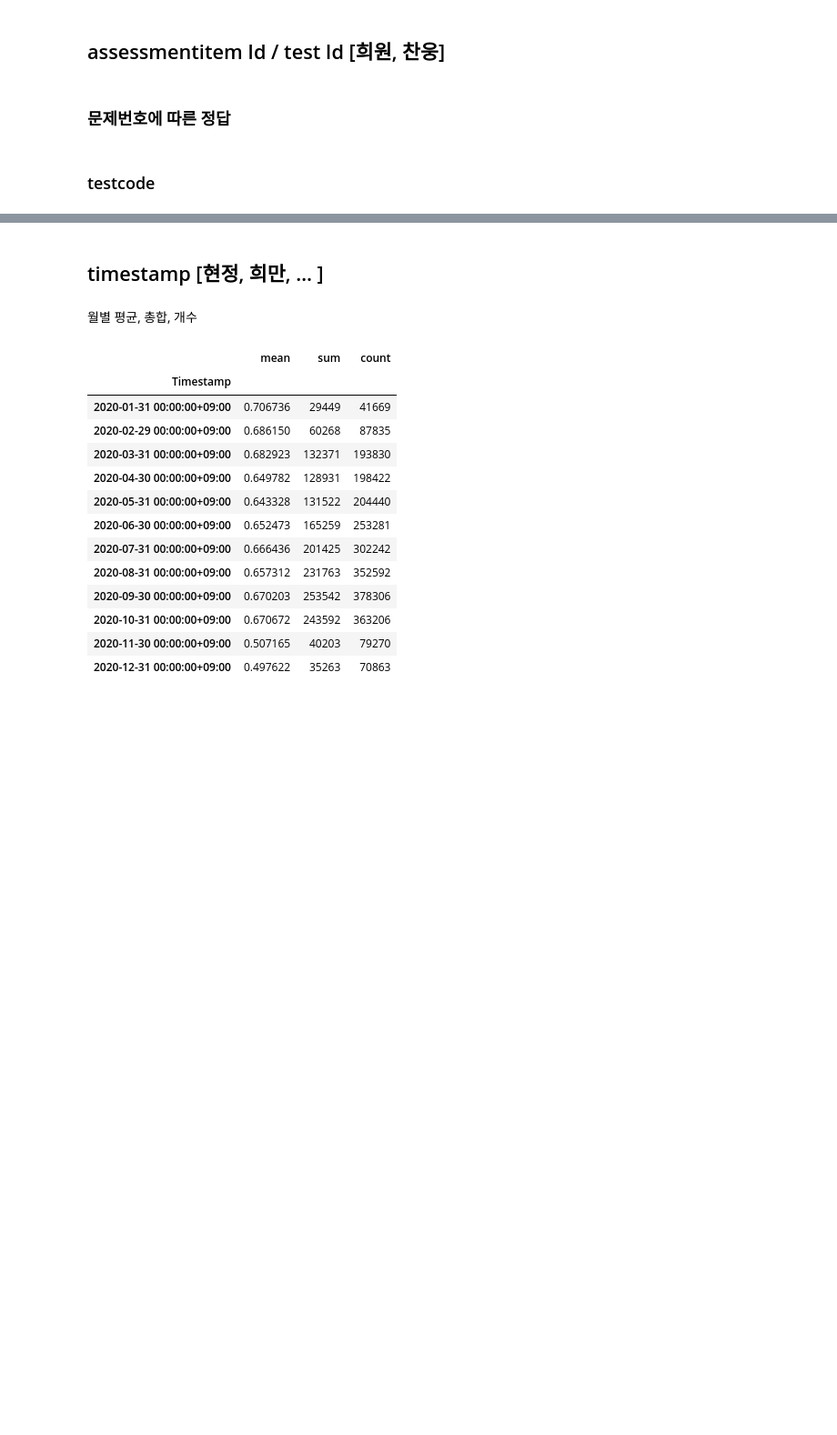
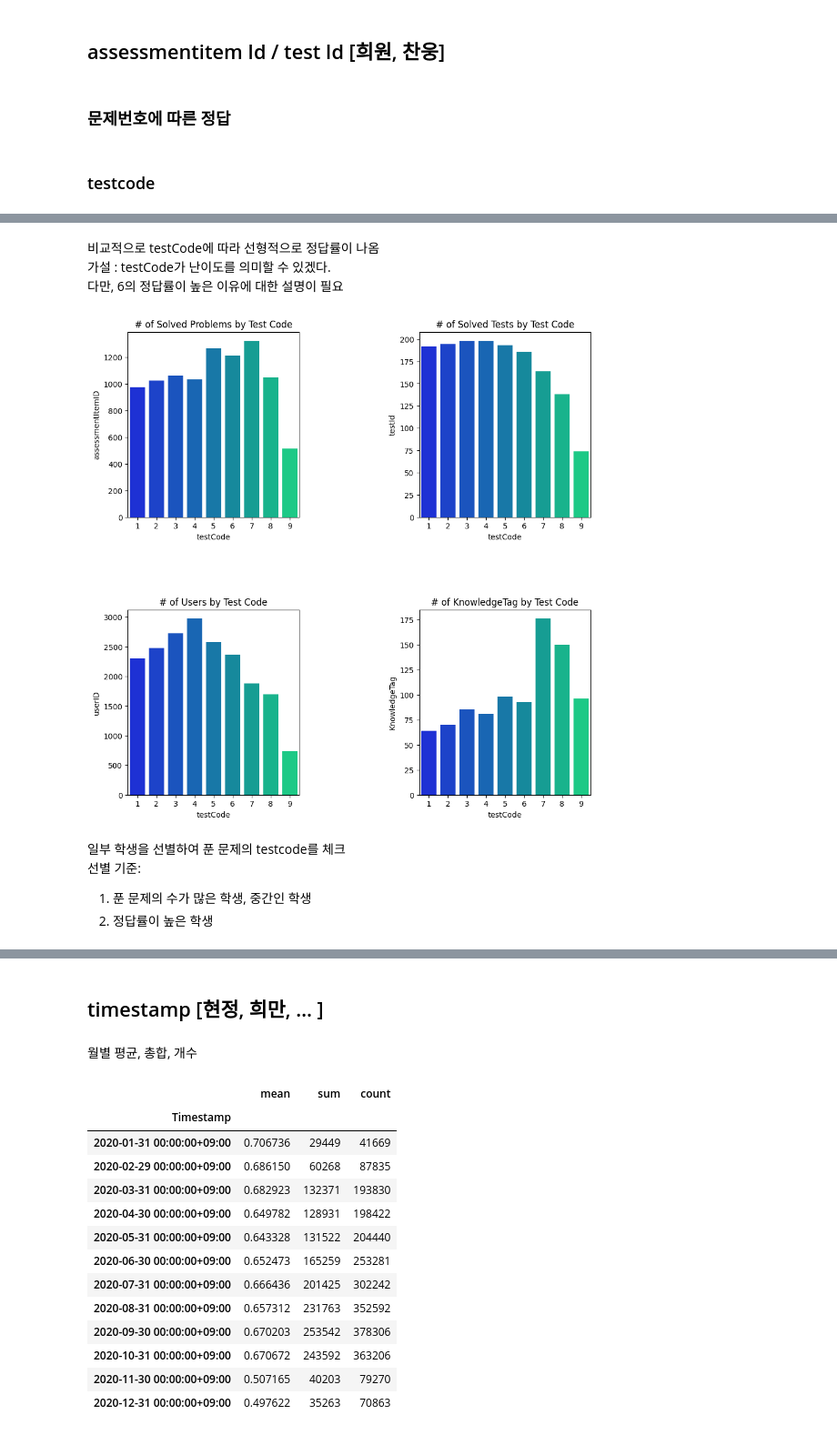
Before and after one commit to boostcampaitech5/level2_dkt-recsys-09, a Jupyter notebook: eda/eda_integration.ipynb, the cells around one changed output, grey strips where cells are left out. Shown at 91% size. Drawn from its saved outputs; the diff is of its cells as text; code cells hidden in the pictures; blank space fills up the shorter version.

```diff
--- a/eda/eda_integration.ipynb
+++ b/eda/eda_integration.ipynb
@@ -122,0 +207,25 @@ Text(0.5, 1.0, 'Distribution of answerCode=0')
+# %% [markdown]
+비교적으로 testCode에 따라 선형적으로 정답률이 나옴
+가설 : testCode가 난이도를 의미할 수 있겠다.
+다만, 6의 정답률이 높은 이유에 대한 설명이 필요
+# %%
+fig = plt.figure(figsize=(10,10))
+ax1 = fig.add_subplot(2,2,1)
+ax2 = fig.add_subplot(2,2,2)
+ax3 = fig.add_subplot(2,2,3)
+ax4 = fig.add_subplot(2,2,4)
+
+sns.barplot(x='testCode', y='assessmentItemID', data=code_groupby, palette='winter', ax=ax1).set(title='# of Solved Problems by Test Code')
+sns.barplot(x='testCode', y='testId', data=code_groupby, palette='winter', ax=ax2).set(title='# of Solved Tests by Test Code')
+sns.barplot(x='testCode', y='userID', data=code_groupby, palette='winter', ax=ax3).set(title='# of Users by Test Code')
+sns.barplot(x='testCode', y='KnowledgeTag', data=code_groupby, palette='winter', ax=ax4).set(title='# of KnowledgeTag by Test Code')
+
+plt.subplots_adjust(left=0.1, right=0.95, bottom=0.1, top=0.95, wspace=0.7, hspace=0.5)
+plt.show()
+# %% [output]
+[figure, added]
+# %% [markdown]
+일부 학생을 선별하여 푼 문제의 testcode를 체크
+선별 기준:
+1. 푼 문제의 수가 많은 학생, 중간인 학생
+2. 정답률이 높은 학생
```
Also changed, not shown: parts of 44 cells of this notebook.
